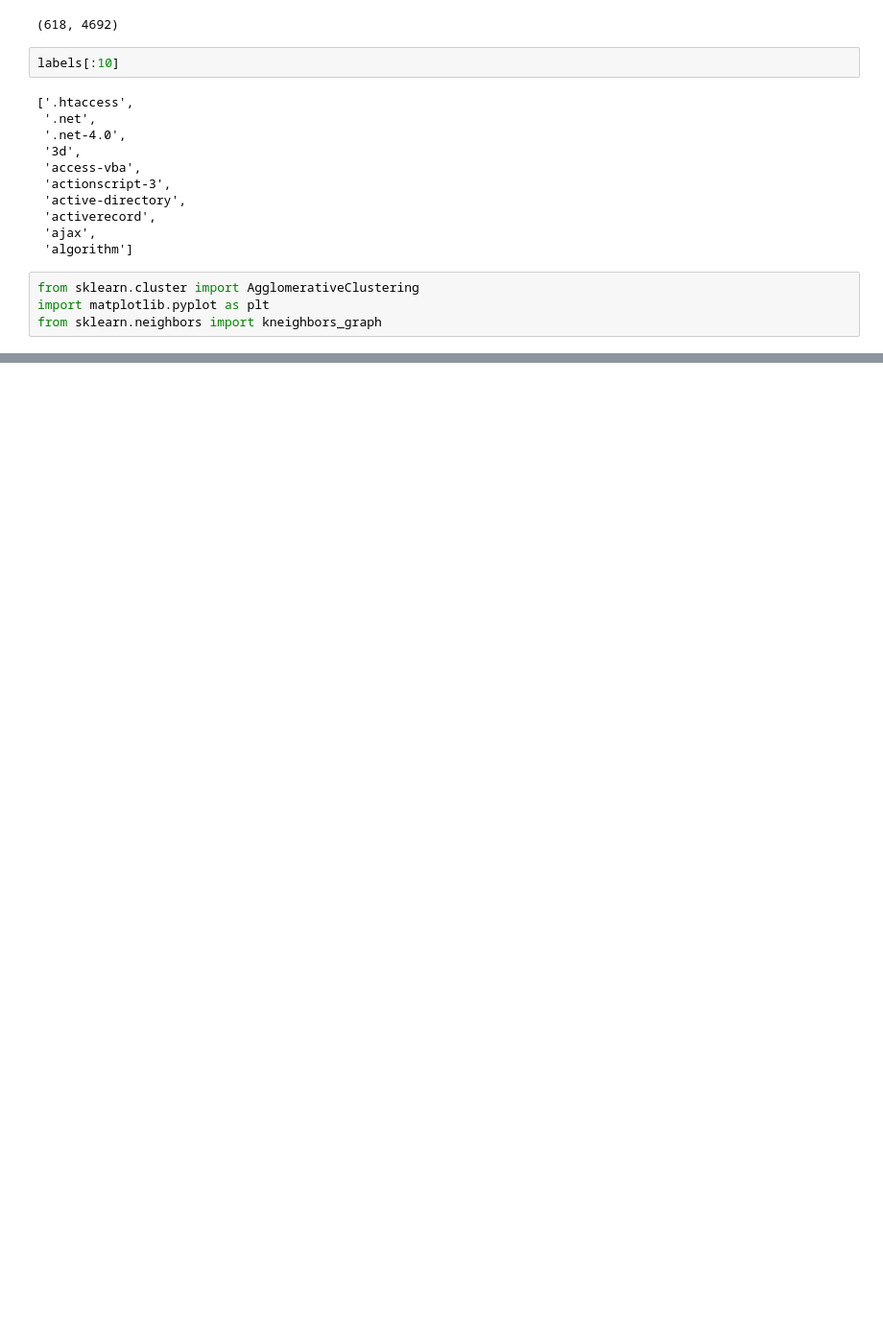
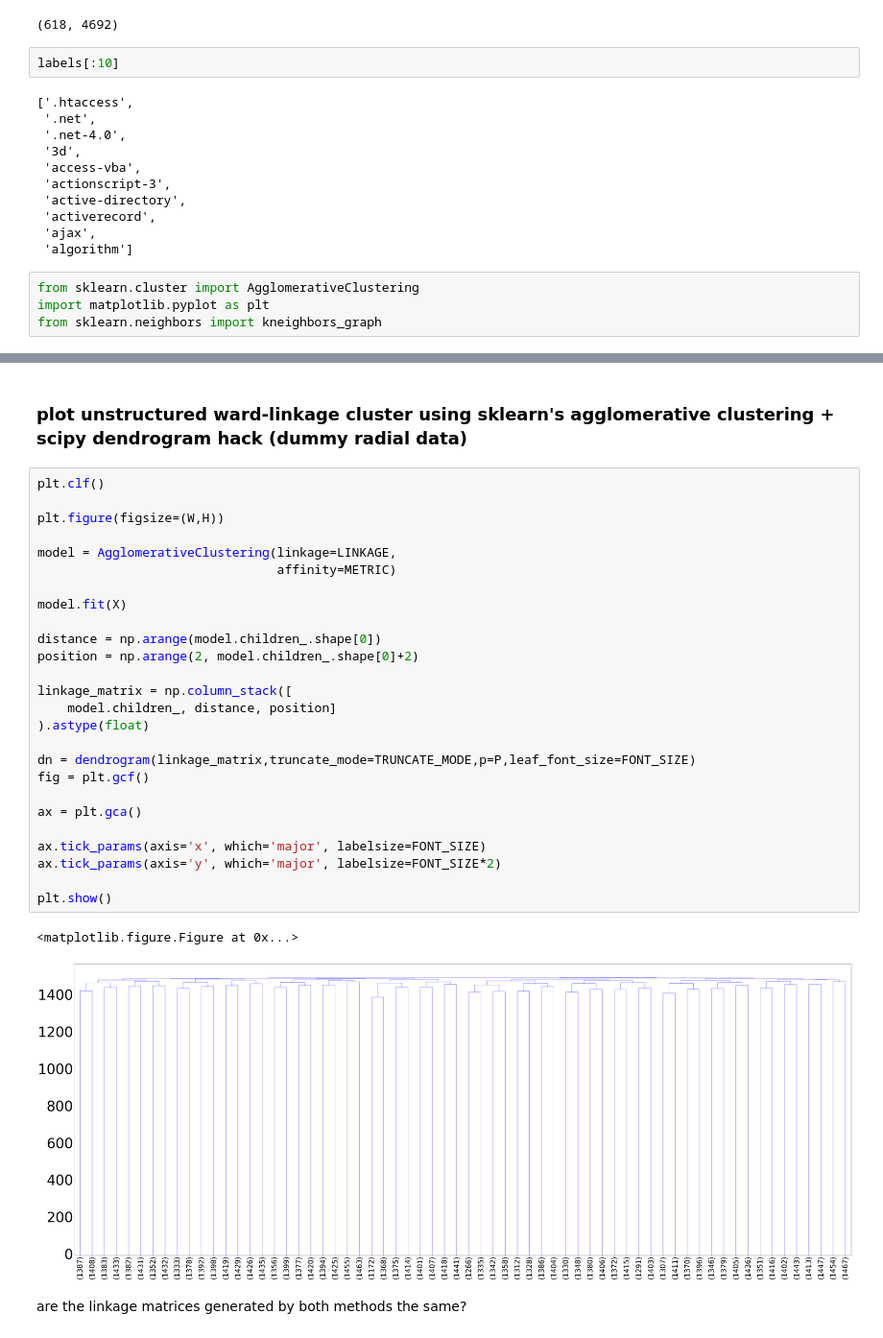
Before and after one commit to queirozfcom/auto-tagger, a Jupyter notebook: notebooks/tag-hierarchy/experimenting-with-hierarchical-clustering.ipynb, the cells around one changed output, grey strips where cells are left out. Shown: that part at 96% size. Cells and saved outputs as stored; diff of their text form; blank space fills up the shorter version.

```diff
--- a/notebooks/tag-hierarchy/experimenting-with-hierarchical-clustering.ipynb
+++ b/notebooks/tag-hierarchy/experimenting-with-hierarchical-clustering.ipynb
@@ -148,0 +157,33 @@ dn2["leaves"]
+# %% [markdown]
+### plot unstructured ward-linkage cluster using sklearn's agglomerative clustering + scipy dendrogram hack (dummy radial data)
+# %%
+plt.clf()
+
+plt.figure(figsize=(W,H))
+
+model = AgglomerativeClustering(linkage=LINKAGE,
+                                affinity=METRIC)
+
+model.fit(X)
+
+distance = np.arange(model.children_.shape[0])
+position = np.arange(2, model.children_.shape[0]+2)
+
+linkage_matrix = np.column_stack([
+    model.children_, distance, position]
+).astype(float)
+
+dn = dendrogram(linkage_matrix,truncate_mode=TRUNCATE_MODE,p=P,leaf_font_size=FONT_SIZE)
+fig = plt.gcf()
+
+ax = plt.gca()
+
+ax.tick_params(axis='x', which='major', labelsize=FONT_SIZE)
+ax.tick_params(axis='y', which='major', labelsize=FONT_SIZE*2)
+
+plt.show()
+# %% [output]
+<matplotlib.figure.Figure at 0x...>
+[figure, added]
+# %% [markdown]
+are the linkage matrices generated by both methods the same?
```
Also changed, not shown: parts of 21 cells of this notebook, 17 other files.
